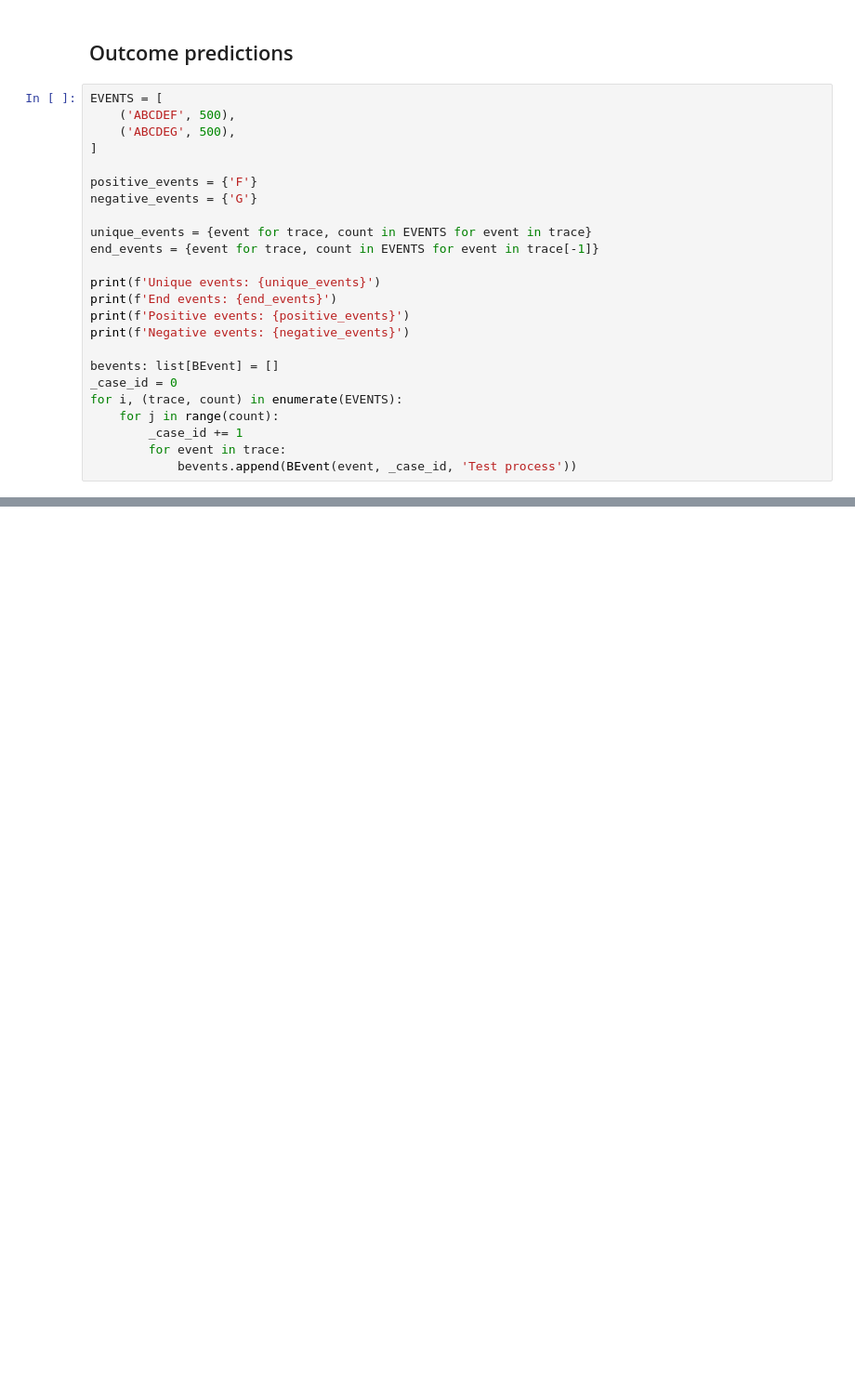
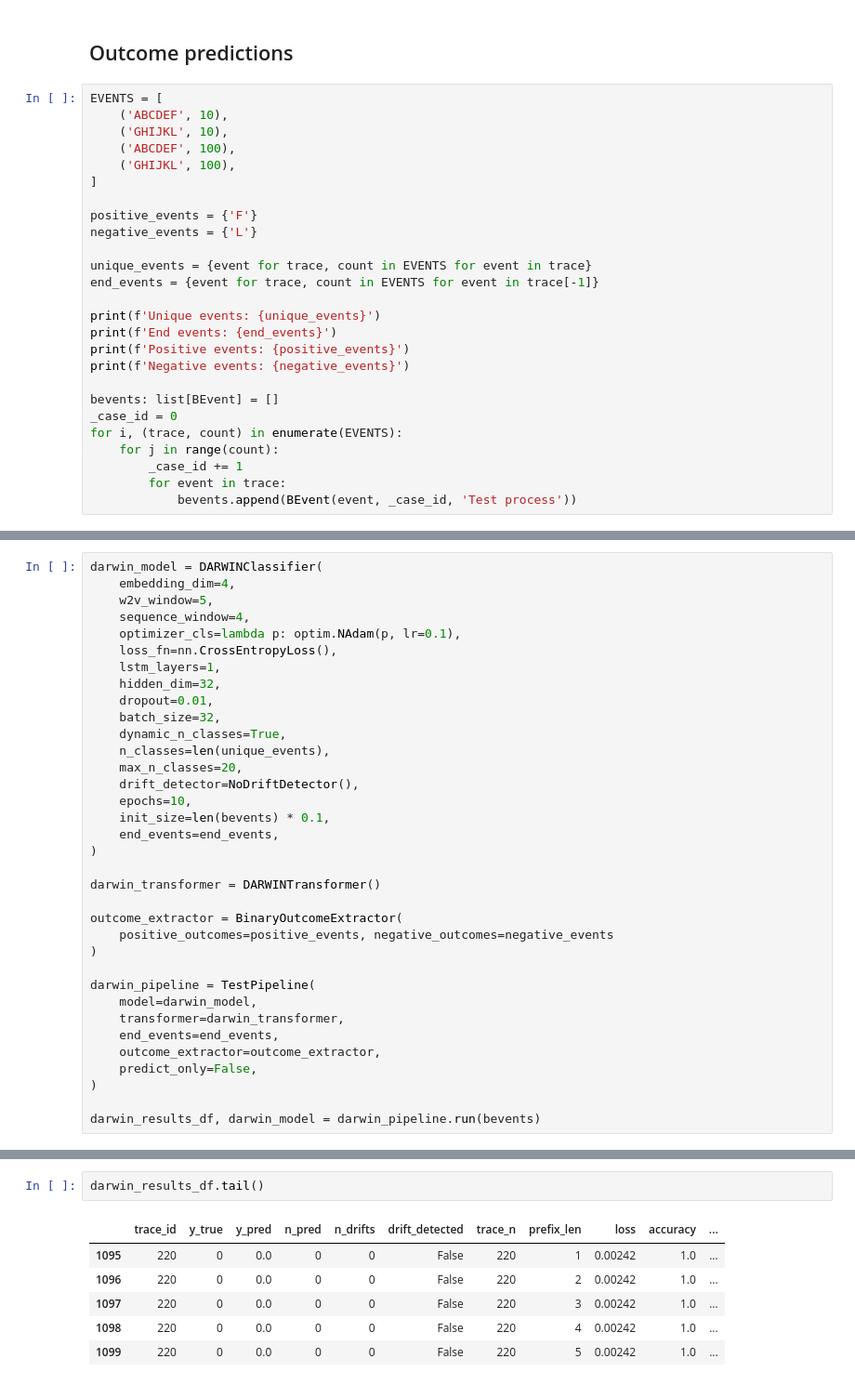
Before and after one commit to pavelihno/master-thesis, a Jupyter notebook: experiments/streaming/notebooks/synthetic_experiment.ipynb, the cells around one changed output, grey strips where cells are left out. Shown at 93% size. Cells and saved outputs as stored; diff of their text form; blank space fills up the shorter version.

Commit message:
darwin for outcome predictions and bucketer

```diff
--- a/experiments/streaming/notebooks/synthetic_experiment.ipynb
+++ b/experiments/streaming/notebooks/synthetic_experiment.ipynb
@@ -528,12 +529,14 @@ class TestPipeline(TaskPipeline):
 ## Outcome predictions
 # %%
 EVENTS = [
-    ('ABCDEF', 500),
-    ('ABCDEG', 500),
+    ('ABCDEF', 10),
+    ('GHIJKL', 10),
+    ('ABCDEF', 100),
+    ('GHIJKL', 100),
 ]
 
 positive_events = {'F'}
-negative_events = {'G'}
+negative_events = {'L'}
 
 unique_events = {event for trace, count in EVENTS for event in trace}
 end_events = {event for trace, count in EVENTS for event in trace[-1]}
@@ -621,0 +639,35 @@ results_df
+# %%
+darwin_model = DARWINClassifier(
+    embedding_dim=4,
+    w2v_window=5,
+    sequence_window=4,
+    optimizer_cls=lambda p: optim.NAdam(p, lr=0.1),
+    loss_fn=nn.CrossEntropyLoss(),
+    lstm_layers=1,
+    hidden_dim=32,
+    dropout=0.01,
+    batch_size=32,
+    dynamic_n_classes=True,
+    n_classes=len(unique_events),
+    max_n_classes=20,
+    drift_detector=NoDriftDetector(),
+    epochs=10,
+    init_size=len(bevents) * 0.1,
+    end_events=end_events,
+)
+
+darwin_transformer = DARWINTransformer()
+
+outcome_extractor = BinaryOutcomeExtractor(
+    positive_outcomes=positive_events, negative_outcomes=negative_events
+)
+
+darwin_pipeline = TestPipeline(
+    model=darwin_model,
+    transformer=darwin_transformer,
+    end_events=end_events,
+    outcome_extractor=outcome_extractor,
+    predict_only=False,
+)
+
+darwin_results_df, darwin_model = darwin_pipeline.run(bevents)
@@ -621,0 +722,9 @@ results_df
+# %%
+darwin_results_df.tail()
+# %% [output]
+|  | trace_id | y_true | y_pred | n_pred | n_drifts | drift_detected | trace_n | prefix_len | loss | accuracy | ... |
+| 1095 | 220 | 0 | 0.0 | 0 | 0 | False | 220 | 1 | 0.00242 | 1.0 | ... |
+| 1096 | 220 | 0 | 0.0 | 0 | 0 | False | 220 | 2 | 0.00242 | 1.0 | ... |
+| 1097 | 220 | 0 | 0.0 | 0 | 0 | False | 220 | 3 | 0.00242 | 1.0 | ... |
+| 1098 | 220 | 0 | 0.0 | 0 | 0 | False | 220 | 4 | 0.00242 | 1.0 | ... |
+| 1099 | 220 | 0 | 0.0 | 0 | 0 | False | 220 | 5 | 0.00242 | 1.0 | ... |
```
Also changed, not shown: parts of 7 cells of this notebook.
